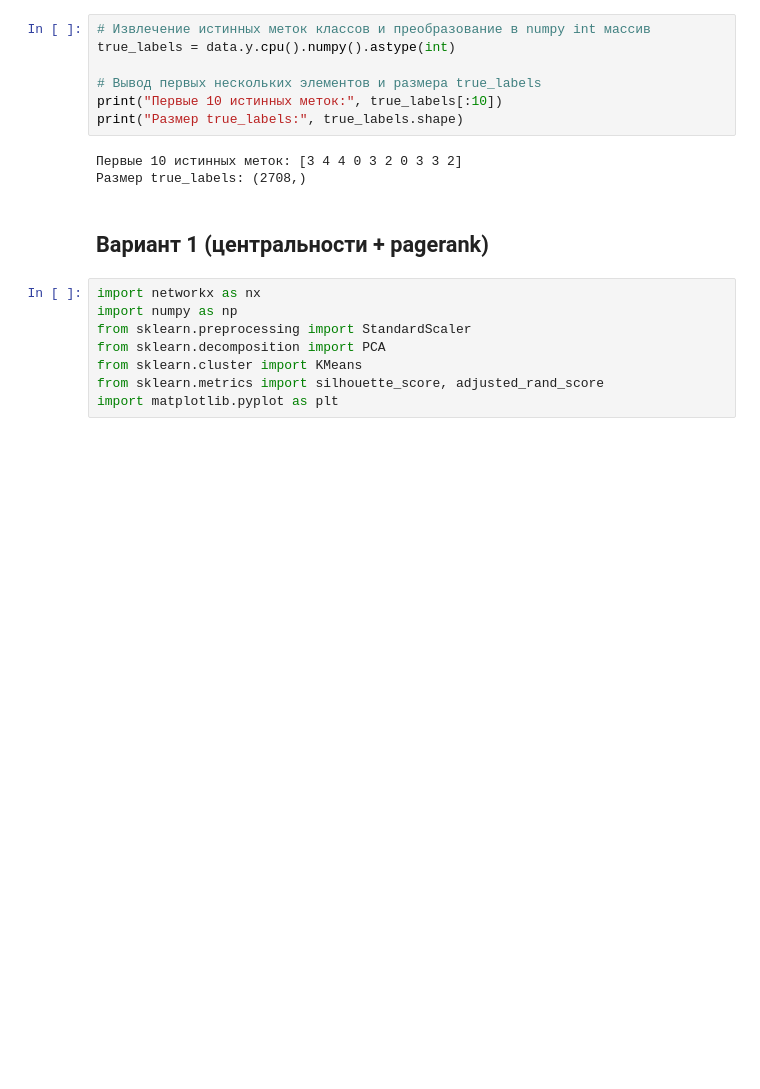
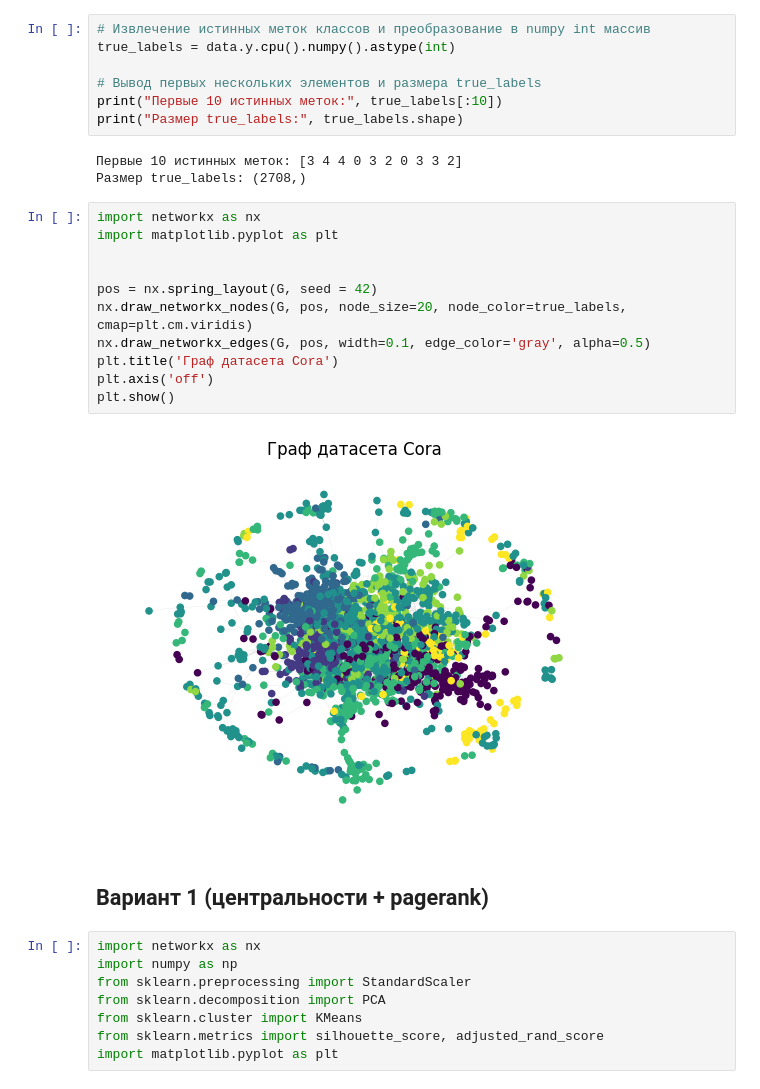
Before and after one commit to MALISMF/Intelligent-Agents-Graph-Networks-and-Other-Practical-Machine-Learning-Tasks, a Jupyter notebook: homeworks/cora_clustering.ipynb, the cells around one changed output. Drawn from its saved outputs; the diff is of its cells as text; blank space fills up the shorter version.

```diff
--- a/homeworks/cora_clustering.ipynb
+++ b/homeworks/cora_clustering.ipynb
@@ -72,6 +62,19 @@ print("Размер true_labels:", true_labels.shape)
 # %% [output]
 Первые 10 истинных меток: [3 4 4 0 3 2 0 3 3 2]
 Размер true_labels: (2708,)
+# %%
+import networkx as nx
+import matplotlib.pyplot as plt
+
+
+pos = nx.spring_layout(G, seed = 42)
+nx.draw_networkx_nodes(G, pos, node_size=20, node_color=true_labels,  cmap=plt.cm.viridis)
+nx.draw_networkx_edges(G, pos, width=0.1, edge_color='gray', alpha=0.5)
+plt.title('Граф датасета Cora')
+plt.axis('off')
+plt.show()
+# %% [output]
+[figure, added]
 # %% [markdown]
 ## Вариант 1 (центральности + pagerank)
 # %%
```
Also changed, not shown: parts of 7 cells of this notebook.
